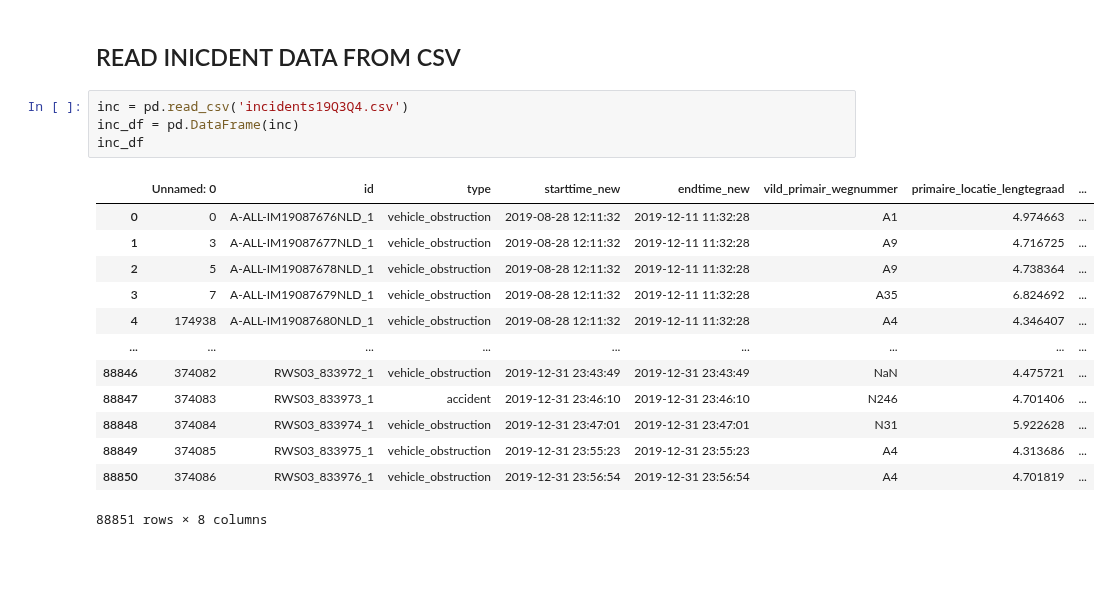
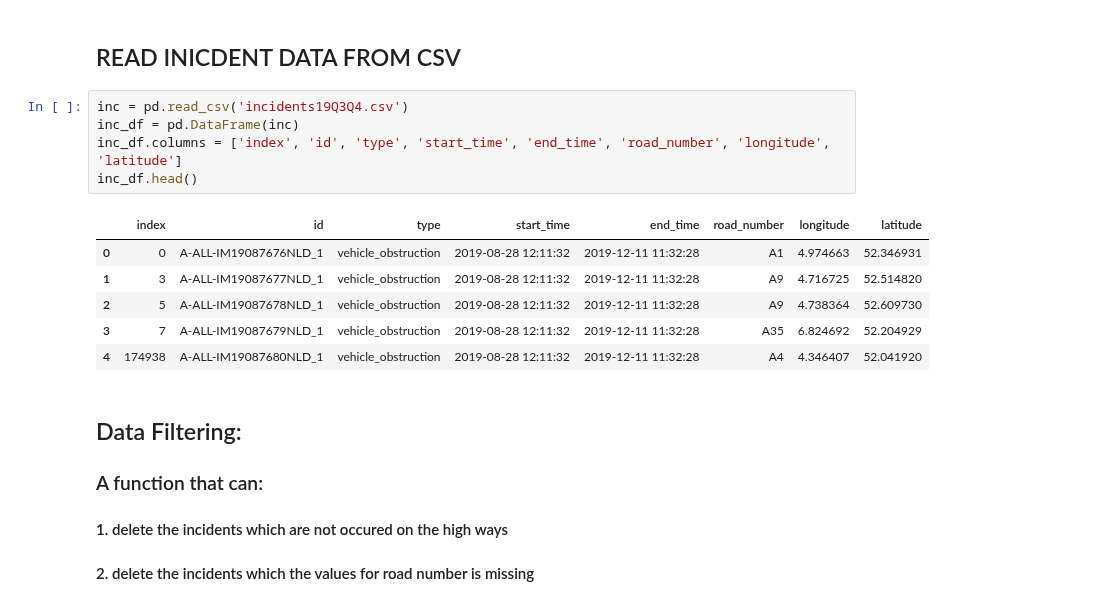
Before and after one commit to janinetimmerman8/RWS-group3, a Jupyter notebook: read&filter_data.ipynb, the cells around one changed output. Cells and saved outputs as stored; diff of their text form; blank space fills up the shorter version.

Commit message:
filter
new codes

```diff
--- a/read&filter_data.ipynb
+++ b/read&filter_data.ipynb
@@ -141,18 +141,17 @@ gjson = folium.features.GeoJson(
 # %%
 inc = pd.read_csv('incidents19Q3Q4.csv')
 inc_df = pd.DataFrame(inc)
-inc_df
+inc_df.columns = ['index', 'id', 'type', 'start_time', 'end_time', 'road_number', 'longitude', 'latitude']
+inc_df.head()
 # %% [output]
-|  | Unnamed: 0 | id | type | starttime_new | endtime_new | vild_primair_wegnummer | primaire_locatie_lengtegraad | ... |
-| 0 | 0 | A-ALL-IM19087676NLD_1 | vehicle_obstruction | 2019-08-28 12:11:32 | 2019-12-11 11:32:28 | A1 | 4.974663 | ... |
-| 1 | 3 | A-ALL-IM19087677NLD_1 | vehicle_obstruction | 2019-08-28 12:11:32 | 2019-12-11 11:32:28 | A9 | 4.716725 | ... |
-| 2 | 5 | A-ALL-IM19087678NLD_1 | vehicle_obstruction | 2019-08-28 12:11:32 | 2019-12-11 11:32:28 | A9 | 4.738364 | ... |
-| 3 | 7 | A-ALL-IM19087679NLD_1 | vehicle_obstruction | 2019-08-28 12:11:32 | 2019-12-11 11:32:28 | A35 | 6.824692 | ... |
-| 4 | 174938 | A-ALL-IM19087680NLD_1 | vehicle_obstruction | 2019-08-28 12:11:32 | 2019-12-11 11:32:28 | A4 | 4.346407 | ... |
-| ... | ... | ... | ... | ... | ... | ... | ... | ... |
-| 88846 | 374082 | RWS03_833972_1 | vehicle_obstruction | 2019-12-31 23:43:49 | 2019-12-31 23:43:49 | NaN | 4.475721 | ... |
-| 88847 | 374083 | RWS03_833973_1 | accident | 2019-12-31 23:46:10 | 2019-12-31 23:46:10 | N246 | 4.701406 | ... |
-| 88848 | 374084 | RWS03_833974_1 | vehicle_obstruction | 2019-12-31 23:47:01 | 2019-12-31 23:47:01 | N31 | 5.922628 | ... |
-| 88849 | 374085 | RWS03_833975_1 | vehicle_obstruction | 2019-12-31 23:55:23 | 2019-12-31 23:55:23 | A4 | 4.313686 | ... |
-| 88850 | 374086 | RWS03_833976_1 | vehicle_obstruction | 2019-12-31 23:56:54 | 2019-12-31 23:56:54 | A4 | 4.701819 | ... |
+|  | index | id | type | start_time | end_time | road_number | longitude | latitude |
+| 0 | 0 | A-ALL-IM19087676NLD_1 | vehicle_obstruction | 2019-08-28 12:11:32 | 2019-12-11 11:32:28 | A1 | 4.974663 | 52.346931 |
+| 1 | 3 | A-ALL-IM19087677NLD_1 | vehicle_obstruction | 2019-08-28 12:11:32 | 2019-12-11 11:32:28 | A9 | 4.716725 | 52.514820 |
+| 2 | 5 | A-ALL-IM19087678NLD_1 | vehicle_obstruction | 2019-08-28 12:11:32 | 2019-12-11 11:32:28 | A9 | 4.738364 | 52.609730 |
+| 3 | 7 | A-ALL-IM19087679NLD_1 | vehicle_obstruction | 2019-08-28 12:11:32 | 2019-12-11 11:32:28 | A35 | 6.824692 | 52.204929 |
+| 4 | 174938 | A-ALL-IM19087680NLD_1 | vehicle_obstruction | 2019-08-28 12:11:32 | 2019-12-11 11:32:28 | A4 | 4.346407 | 52.041920 |
-88851 rows × 8 columns
+# %% [markdown]
+## Data Filtering:
+### A function that can:
+#### 1. delete the incidents which are not occured on the high ways ####
+#### 2. delete the incidents which the values for road number is missing ####
```
Also changed, not shown: parts of 1 cell of this notebook, 7 other files.
